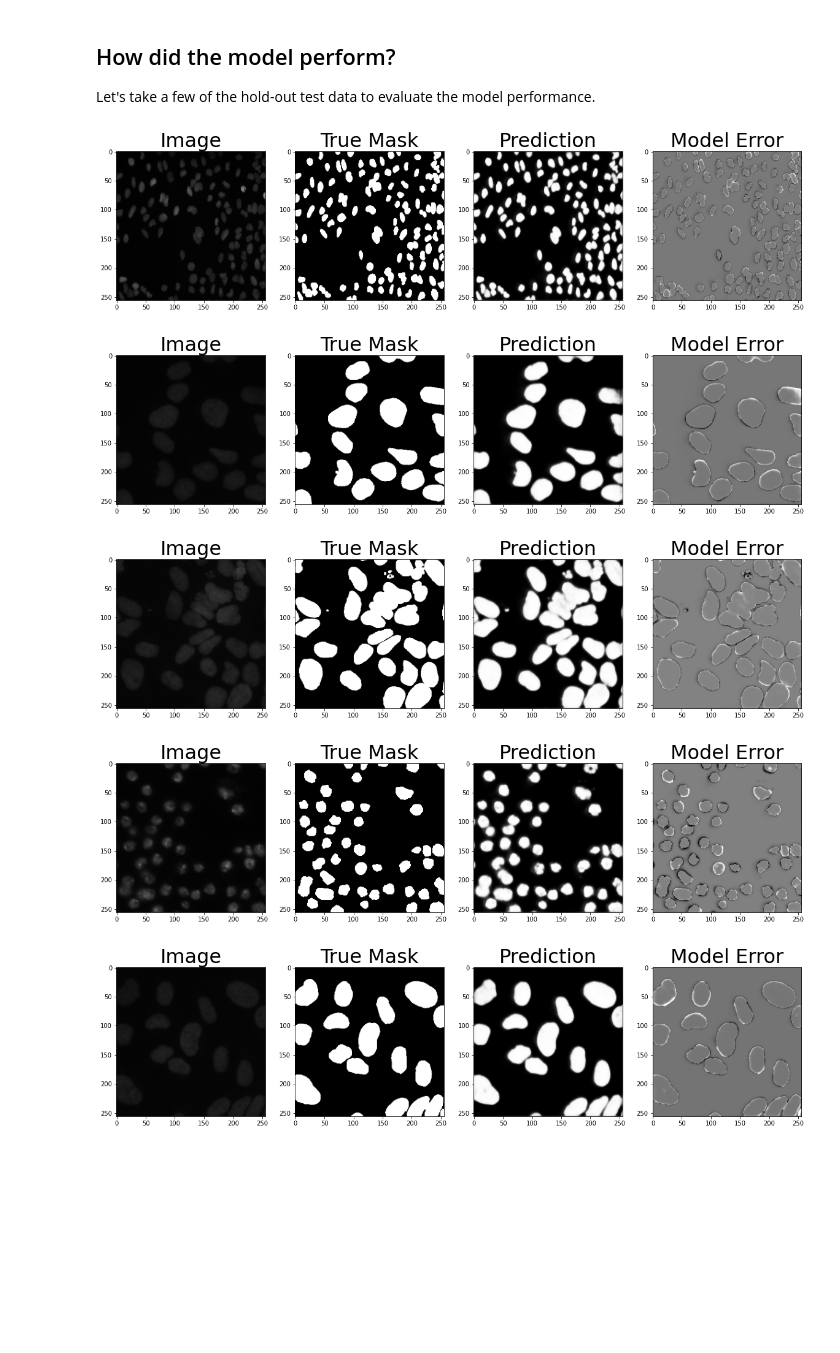
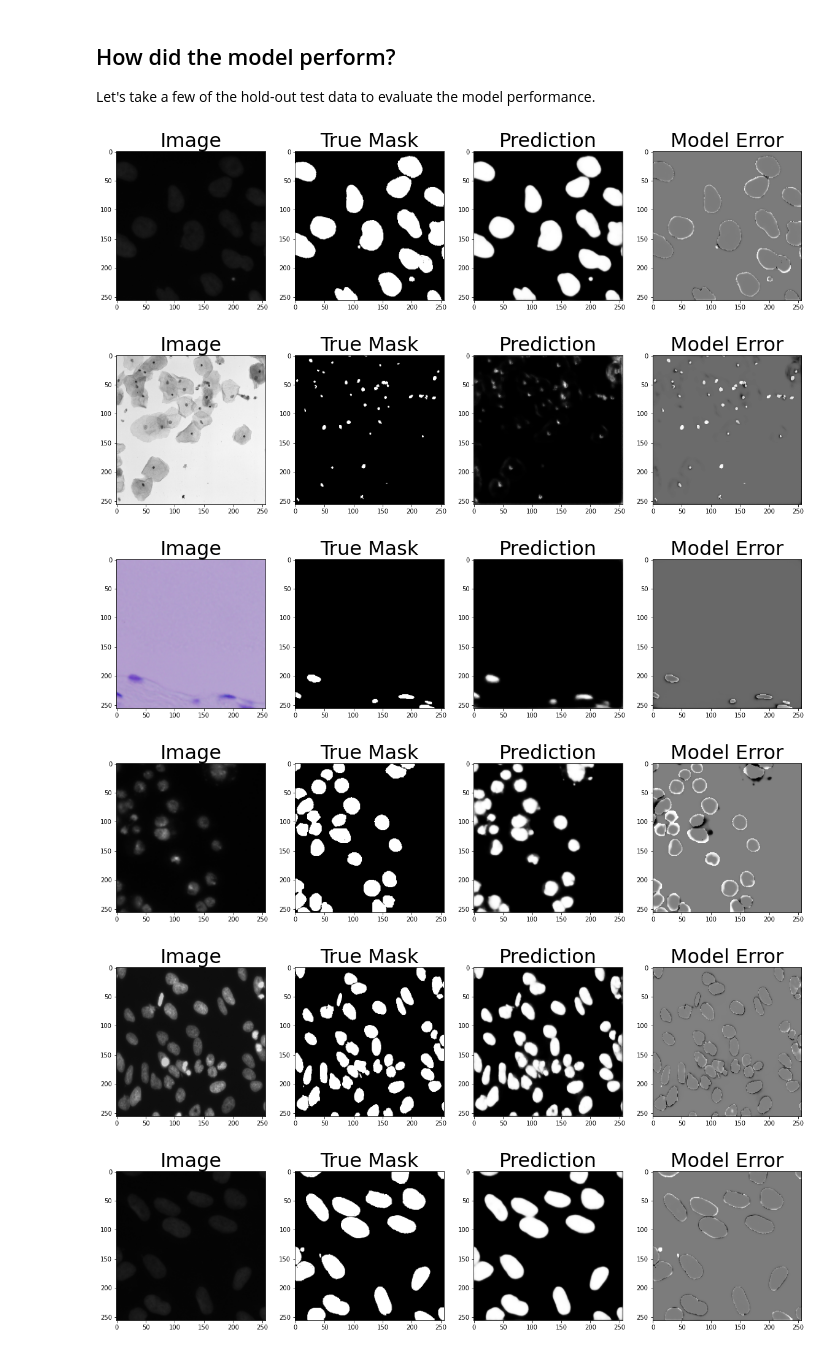
Before and after one commit to tonyreina/unet-broad-nuclei, a Jupyter notebook: nuclei_segmentation_2d_unet.ipynb, the cells around one changed output. Saved outputs shown, nothing was run; the diff lists cells and outputs as text; code cells hidden in the pictures; blank space fills up the shorter version.

```diff
--- a/nuclei_segmentation_2d_unet.ipynb
+++ b/nuclei_segmentation_2d_unet.ipynb
@@ -553,32 +550,33 @@ WARNING:tensorflow:Unable to restore custom metric. Please ensure that the layer
 
 Let's take a few of the hold-out test data to evaluate the model performance.
 # %%
-for img, msk in test_ds.take(5):
+for img, msk in test_ds.shuffle(64).take(10):
 
     pred = unet_model.predict(img)
 
     plt.figure(figsize=(20,20))
 
     plt.subplot(1,4,1)
     plt.imshow(img.numpy()[0])
     plt.title("Image", fontsize=32)
 
     plt.subplot(1,4,2)
     plt.imshow(msk.numpy()[0,:,:,0], cmap="gray")
     plt.title("True Mask", fontsize=32)
 
     plt.subplot(1,4,3)
     plt.imshow(pred[0,:,:,0], cmap="gray")
     plt.title("Prediction", fontsize=32)
 
     plt.subplot(1,4,4)
     plt.imshow(msk.numpy()[0,:,:,0] - pred[0,:,:,0], cmap="gray")
     plt.title("Model Error", fontsize=32)
 
     plt.show()
 # %% [output]
-[figure, old version]
+[figure, new version]
-[figure, old version]
+[figure, new version]
-[figure, old version]
+[figure, new version]
-[figure, old version]
+[figure, new version]
-[figure, old version]
+[figure, new version]
+[figure, added]
```
Also changed, not shown: parts of 10 cells of this notebook.
